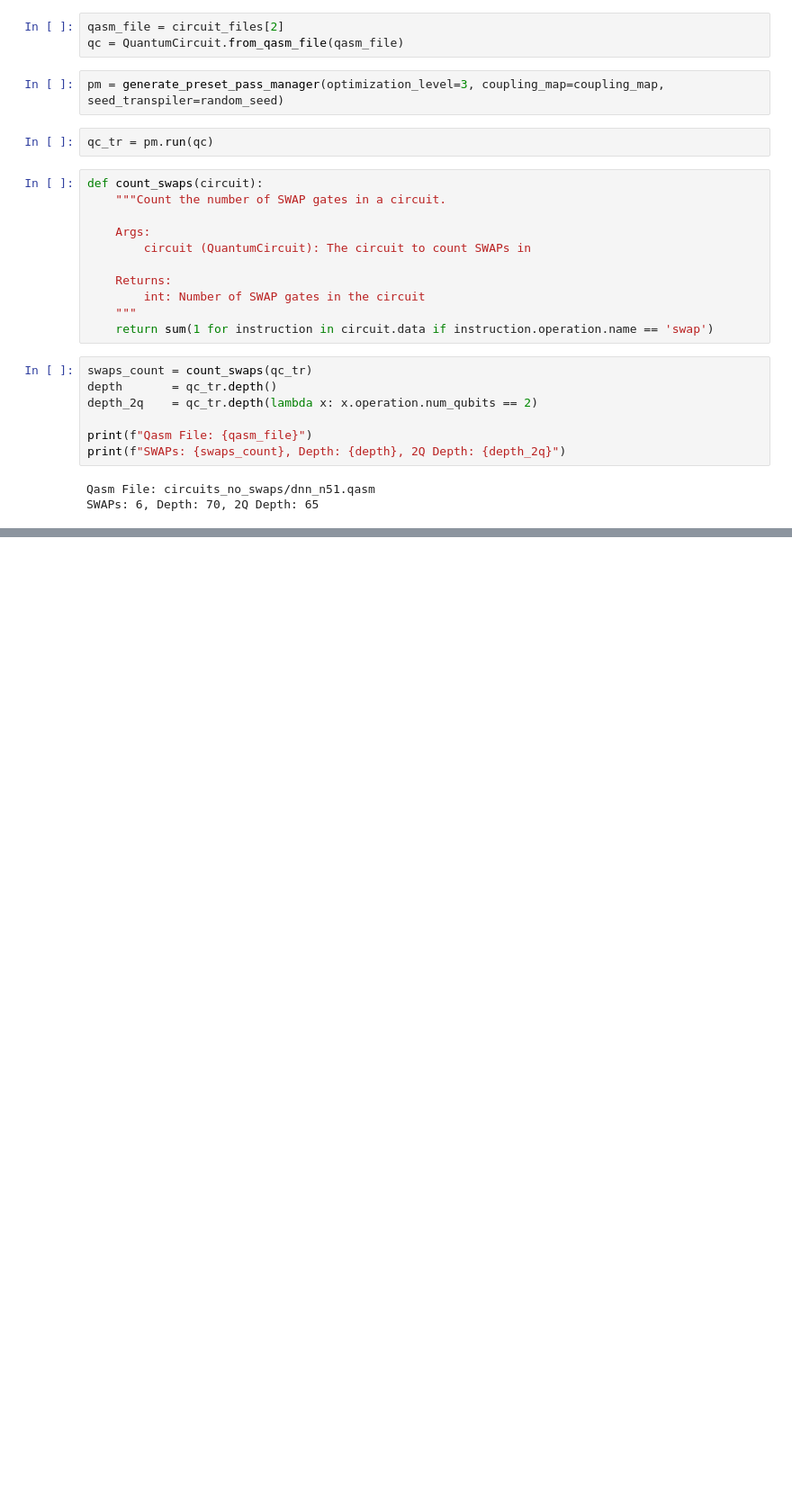
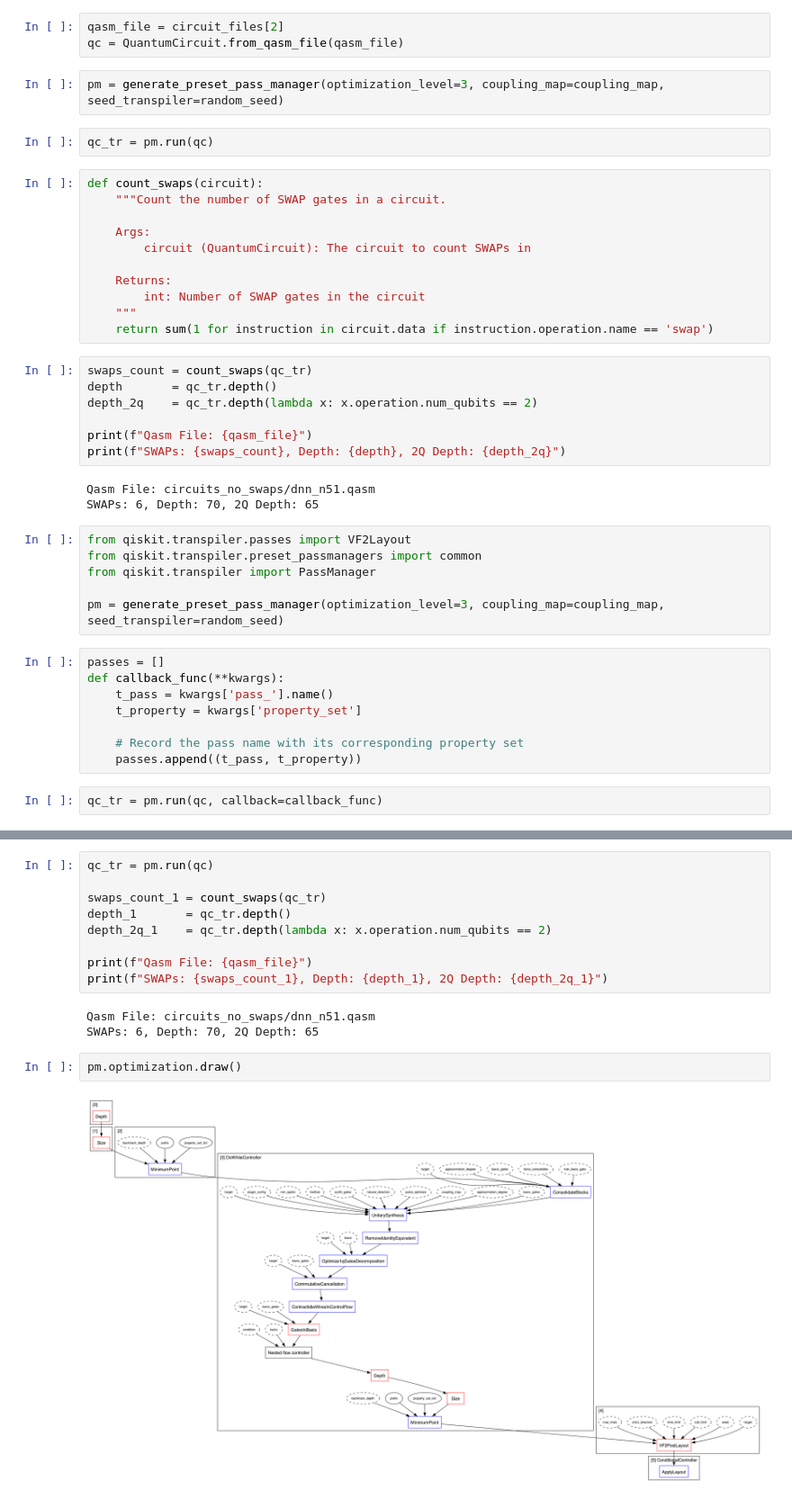
Before and after one commit to henryzou50/multilevel-sabre, a Jupyter notebook: examples/notebook_run_debug.ipynb, the cells around one changed output, grey strips where cells are left out. Shown at 90% size. Cells and saved outputs as stored; diff of their text form; blank space fills up the shorter version.

```diff
--- a/examples/notebook_run_debug.ipynb
+++ b/examples/notebook_run_debug.ipynb
@@ -64,3 +64,19 @@ print(f"SWAPs: {swaps_count}, Depth: {depth}, 2Q Depth: {depth_2q}")
 # %% [output]
 Qasm File: circuits_no_swaps/dnn_n51.qasm
 SWAPs: 6, Depth: 70, 2Q Depth: 65
+# %%
+from qiskit.transpiler.passes import VF2Layout
+from qiskit.transpiler.preset_passmanagers import common
+from qiskit.transpiler import PassManager
+
+pm = generate_preset_pass_manager(optimization_level=3, coupling_map=coupling_map, seed_transpiler=random_seed)
+# %%
+passes = []
+def callback_func(**kwargs):
+    t_pass = kwargs['pass_'].name()
+    t_property = kwargs['property_set']
+
+    # Record the pass name with its corresponding property set
+    passes.append((t_pass, t_property))
+# %%
+qc_tr = pm.run(qc, callback=callback_func)
@@ -66,0 +123,16 @@ SWAPs: 6, Depth: 70, 2Q Depth: 65
+# %%
+qc_tr = pm.run(qc)
+
+swaps_count_1 = count_swaps(qc_tr)
+depth_1       = qc_tr.depth()
+depth_2q_1    = qc_tr.depth(lambda x: x.operation.num_qubits == 2)
+
+print(f"Qasm File: {qasm_file}")
+print(f"SWAPs: {swaps_count_1}, Depth: {depth_1}, 2Q Depth: {depth_2q_1}")
+# %% [output]
+Qasm File: circuits_no_swaps/dnn_n51.qasm
+SWAPs: 6, Depth: 70, 2Q Depth: 65
+# %%
+pm.optimization.draw()
+# %% [output]
+[figure, added]
```
Also changed, not shown: parts of 3 cells of this notebook, 1 other file.
